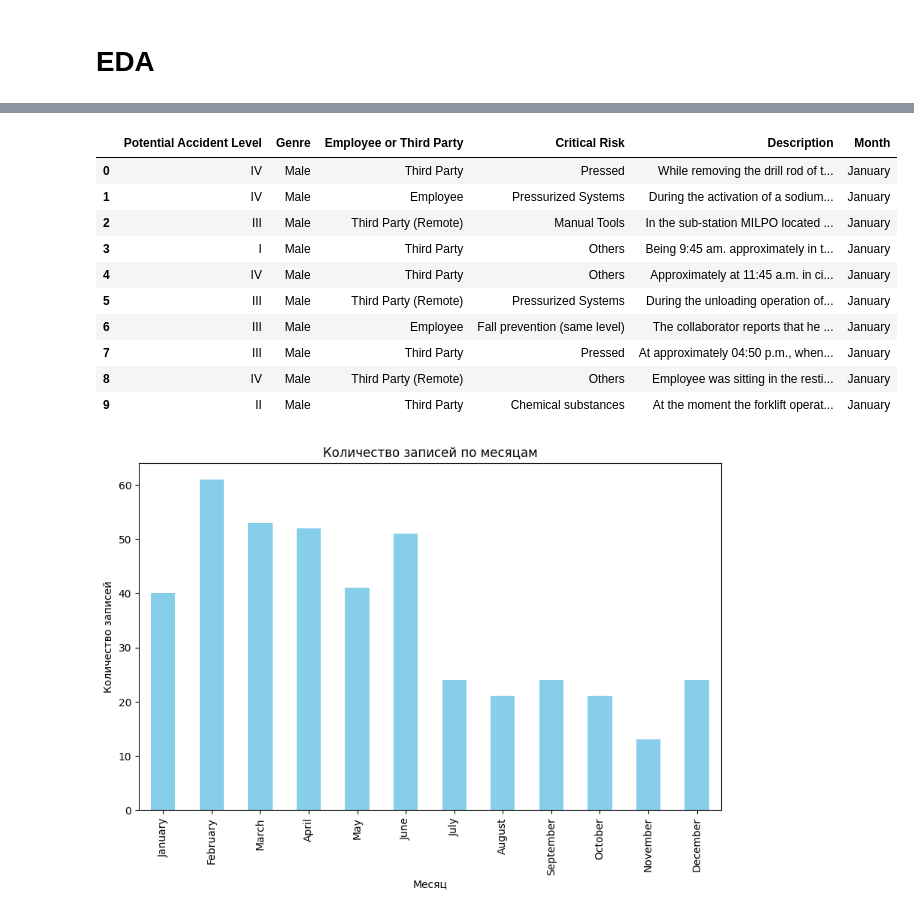
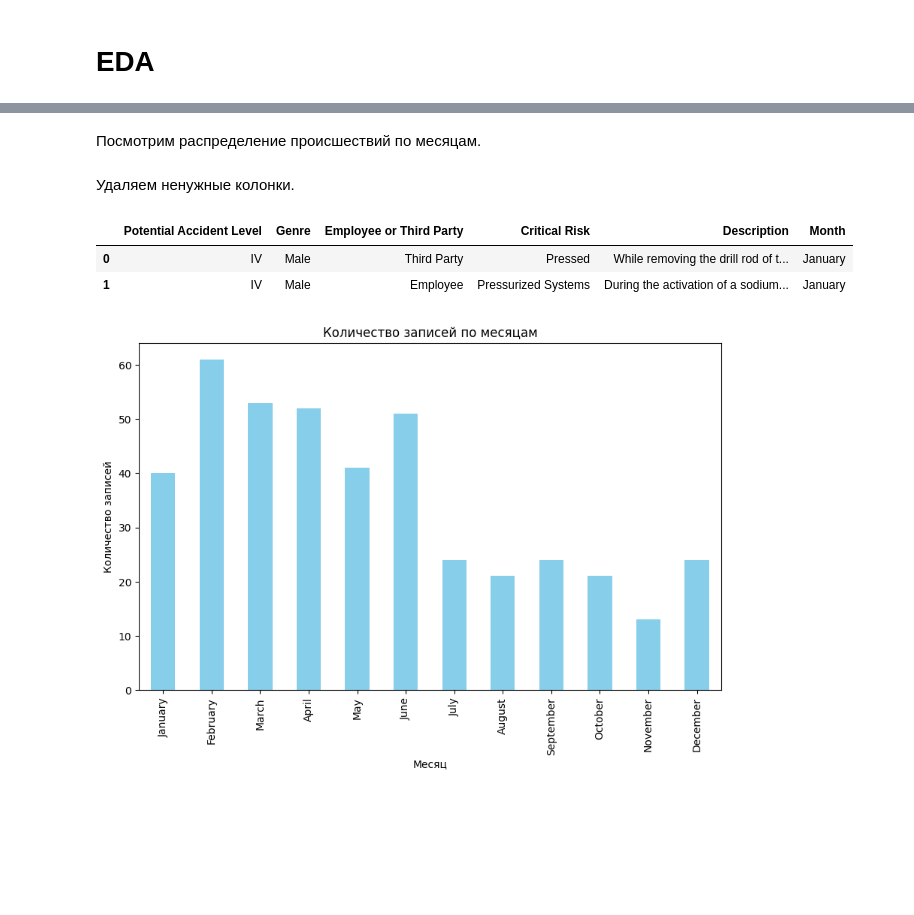
Before and after one commit to DementevAleksander/MachineLearning, a Jupyter notebook: graduation_project_pro/project_industrial_safety_and_health.ipynb, the cells around one changed output, grey strips where cells are left out. Cells and saved outputs as stored; diff of their text form; code cells hidden in the pictures; blank space fills up the shorter version.

```diff
--- a/graduation_project_pro/project_industrial_safety_and_health.ipynb
+++ b/graduation_project_pro/project_industrial_safety_and_health.ipynb
@@ -33,7 +63,8 @@ from collections.abc import Mapping
 # %%
 df = pd.read_csv('database_with_accidents_description.csv')
-pd.set_option('display.max_columns', None)
-df.head(10)
+pd.set_option('display.max_colwidth', None) # Настраиваем отображение, чтобы текст выводился полностью
+pd.set_option('display.max_columns', None) # Настраиваем отображение, чтобы отображалдись все колонки
+df.head(2)
 # %% [output]
 |  | Unnamed: 0 | Data | Countries | Local | Industry Sector | Accident Level | Potential Accident Level | ... |
 | 0 | 0 | 2016-01-01 00:00:00 | Country_01 | Local_01 | Mining | I | IV | ... |
@@ -148,6 +202,10 @@ plt.show()
+# %% [markdown]
+Посмотрим распределение происшествий по месяцам.
 # %%
 # Преобразование столбца Data в тип datetime
 df['Data'] = pd.to_datetime(df['Data'], format='%Y-%m-%d %H:%M:%S')
 
 # Извлечение названия месяца
 df['Month'] = df['Data'].dt.strftime('%B')
+# %% [markdown]
+Удаляем ненужные колонки.
@@ -154,19 +215,9 @@ df['Month'] = df['Data'].dt.strftime('%B')
 # %%
-columns_to_drop = ["Unnamed: 0", "Data", "Countries", "Local", "Industry Sector", "Accident Level",]
-df = df.drop(columns=columns_to_drop)
-df.head(10)
+df.head(2)
 # %% [output]
 |  | Potential Accident Level | Genre | Employee or Third Party | Critical Risk | Description | Month |
 | 0 | IV | Male | Third Party | Pressed | While removing the drill rod of t... | January |
 | 1 | IV | Male | Employee | Pressurized Systems | During the activation of a sodium... | January |
-| 2 | III | Male | Third Party (Remote) | Manual Tools | In the sub-station MILPO located ... | January |
-| 3 | I | Male | Third Party | Others | Being 9:45 am. approximately in t... | January |
-| 4 | IV | Male | Third Party | Others | Approximately at 11:45 a.m. in ci... | January |
-| 5 | III | Male | Third Party (Remote) | Pressurized Systems | During the unloading operation of... | January |
-| 6 | III | Male | Employee | Fall prevention (same level) | The collaborator reports that he ... | January |
-| 7 | III | Male | Third Party | Pressed | At approximately 04:50 p.m., when... | January |
-| 8 | IV | Male | Third Party (Remote) | Others | Employee was sitting in the resti... | January |
-| 9 | II | Male | Third Party | Chemical substances | At the moment the forklift operat... | January |
 # %%
 # Создаем словарь с порядком сортировки месяцев
 month_order = {
```
Also changed, not shown: parts of 131 cells of this notebook, 7 other files.
